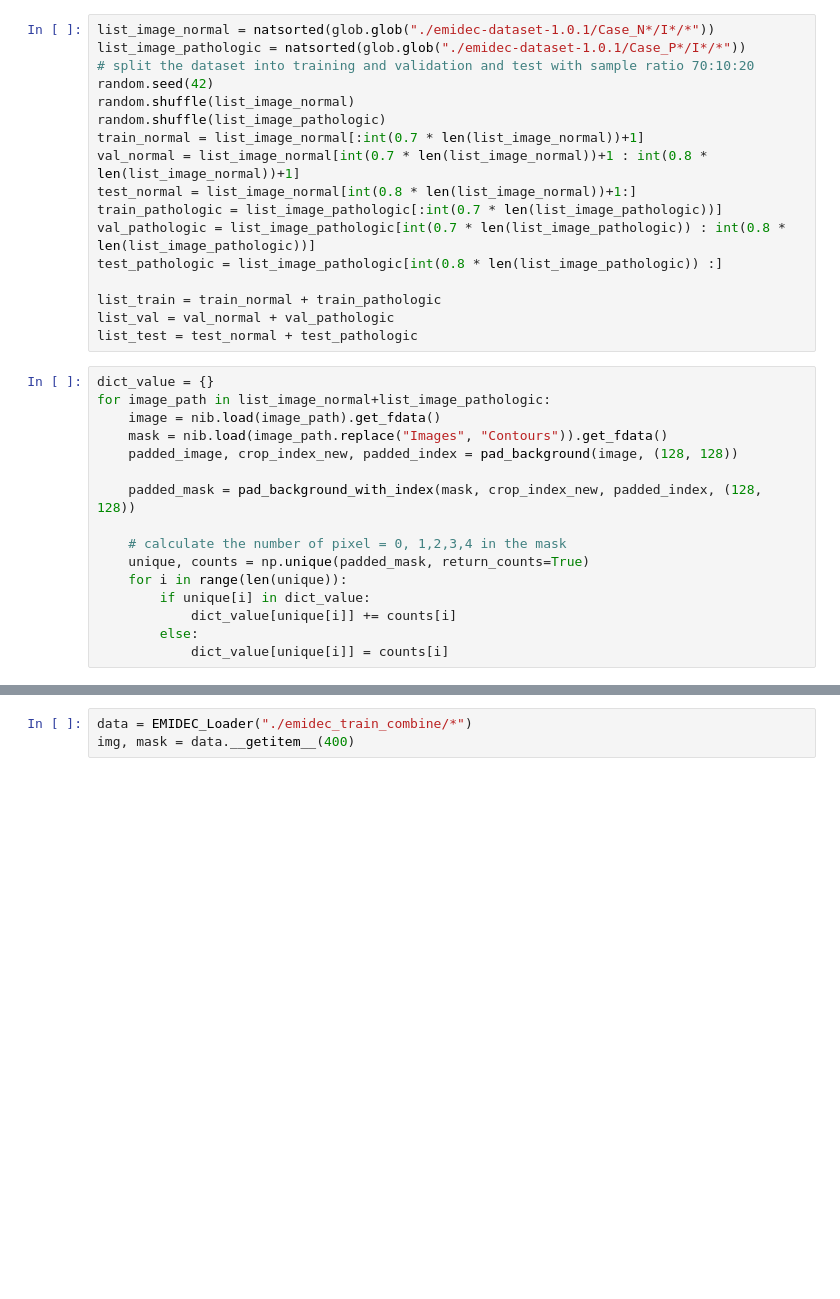
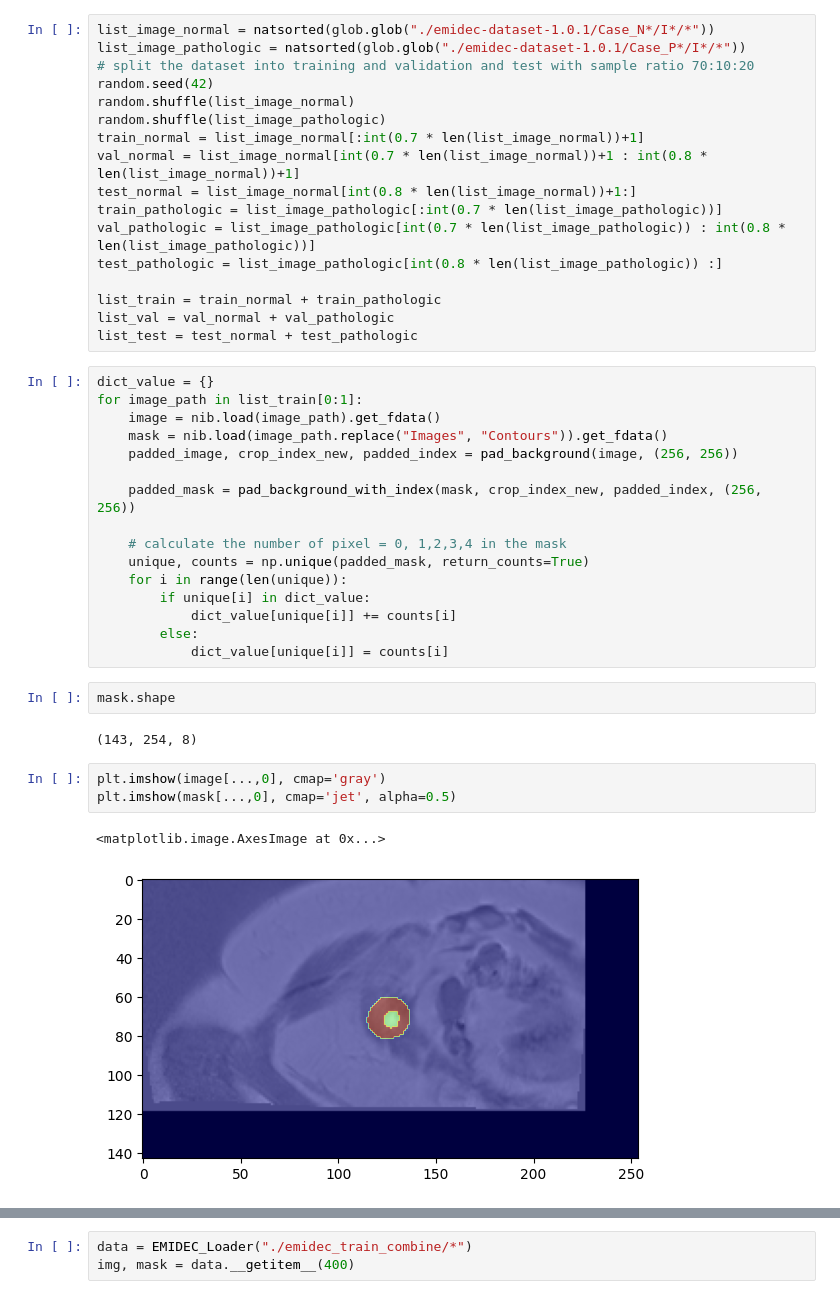
Before and after one commit to minhnhattrinh312/EMIDEC, a Jupyter notebook: test_emidec.ipynb, the cells around one changed output, grey strips where cells are left out. Drawn from its saved outputs; the diff is of its cells as text; blank space fills up the shorter version.

```diff
--- a/test_emidec.ipynb
+++ b/test_emidec.ipynb
@@ -38,12 +38,12 @@ list_val = val_normal + val_pathologic
 list_test = test_normal + test_pathologic
 # %%
 dict_value = {}
-for image_path in list_image_normal+list_image_pathologic:
+for image_path in list_train[0:1]:
     image = nib.load(image_path).get_fdata()
     mask = nib.load(image_path.replace("Images", "Contours")).get_fdata()
-    padded_image, crop_index_new, padded_index = pad_background(image, (128, 128))
+    padded_image, crop_index_new, padded_index = pad_background(image, (256, 256))
 
-    padded_mask = pad_background_with_index(mask, crop_index_new, padded_index, (128, 128))
+    padded_mask = pad_background_with_index(mask, crop_index_new, padded_index, (256, 256))
 
     # calculate the number of pixel = 0, 1,2,3,4 in the mask
     unique, counts = np.unique(padded_mask, return_counts=True)
@@ -52,3 +52,13 @@ for image_path in list_image_normal+list_image_pathologic:
             dict_value[unique[i]] += counts[i]
         else:
             dict_value[unique[i]] = counts[i]
+# %%
+mask.shape
+# %% [output]
+(143, 254, 8)
+# %%
+plt.imshow(image[...,0], cmap='gray')
+plt.imshow(mask[...,0], cmap='jet', alpha=0.5)
+# %% [output]
+<matplotlib.image.AxesImage at 0x...>
+[figure, added]
```
Also changed, not shown: parts of 1 cell of this notebook, 17 other files.
